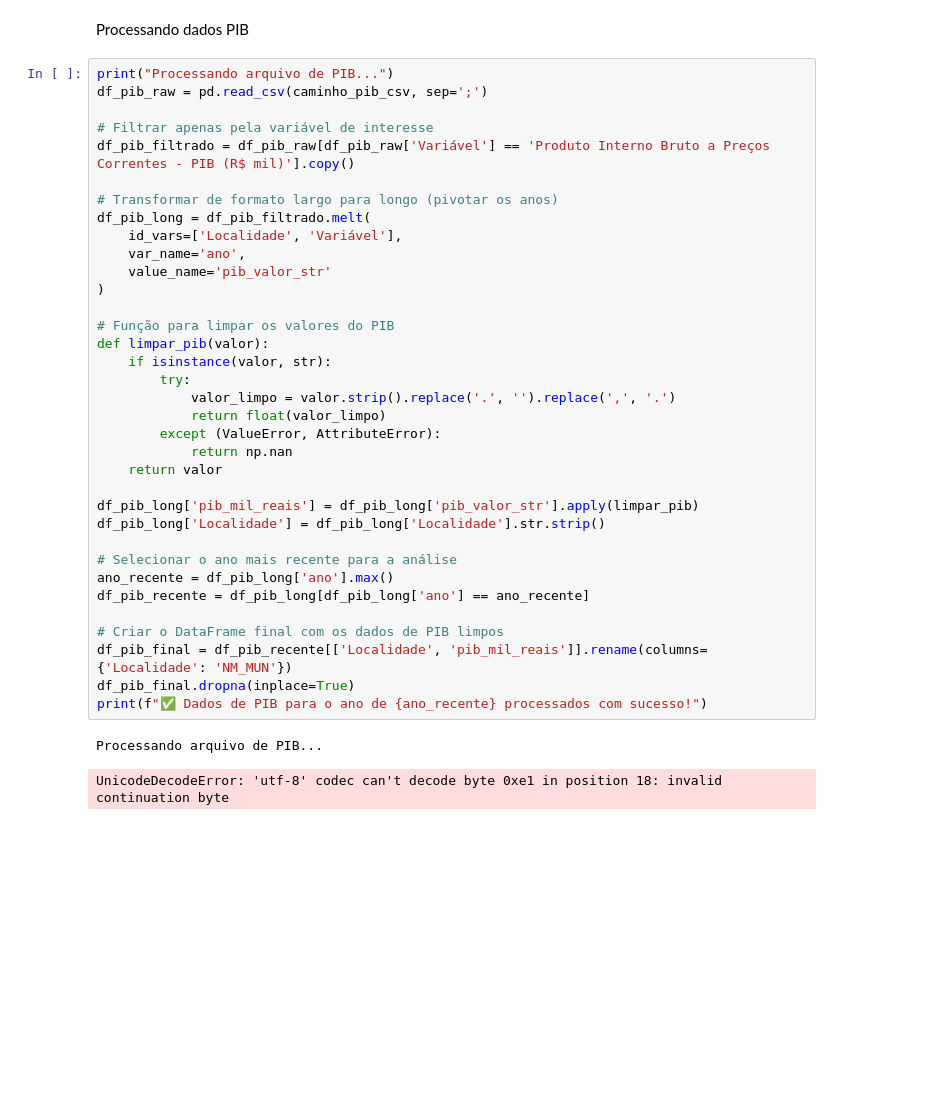
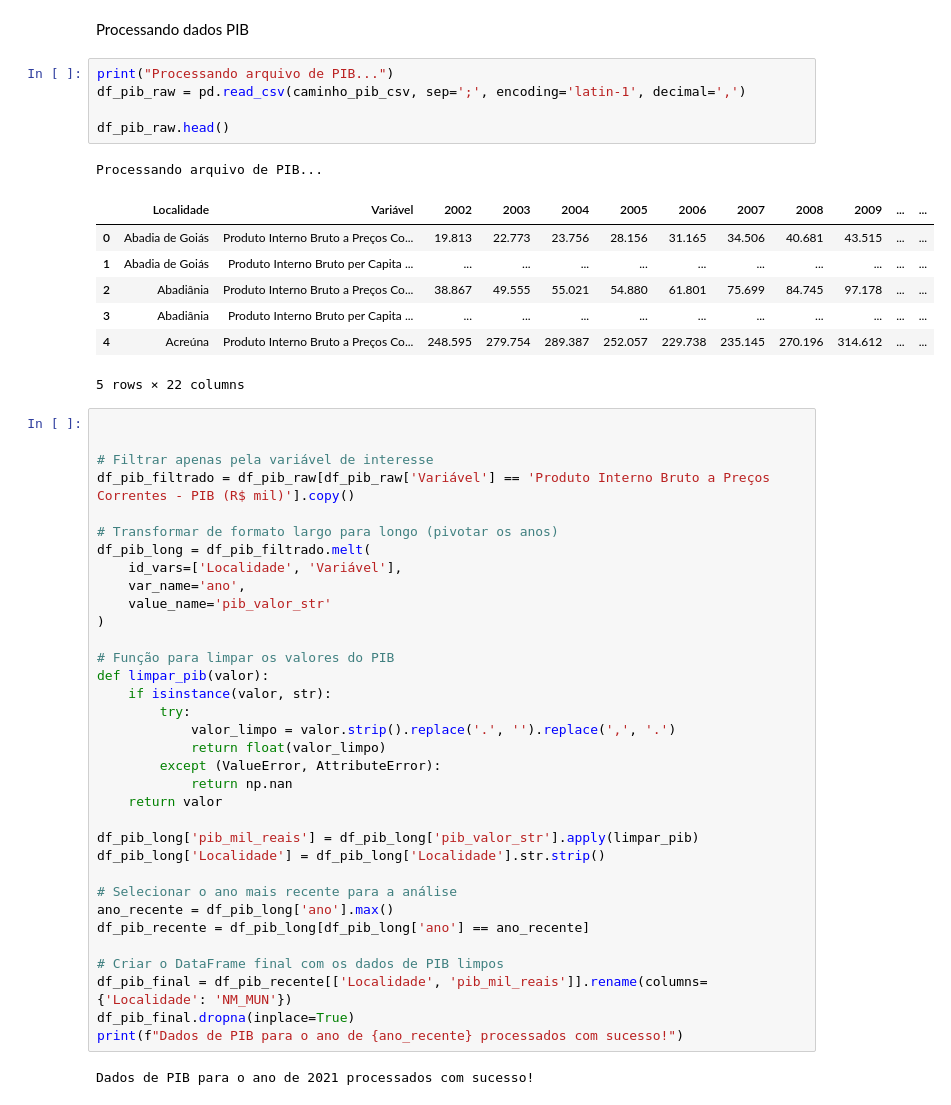
Before and after one commit to Ficheles/ml-politicas-energeticas-ifg-2025, a Jupyter notebook: exploratory_data_analysis.ipynb, the cells around one changed output. Cells and saved outputs as stored; diff of their text form; blank space fills up the shorter version.

```diff
--- a/exploratory_data_analysis.ipynb
+++ b/exploratory_data_analysis.ipynb
@@ -279,9 +279,22 @@ caminho_pib_csv = '/content/drive/MyDrive/ESTUDOS/POS-IA-IFG/TRABALHO-FINAL-MODU
 caminho_municipios_shp = '/content/drive/MyDrive/ESTUDOS/POS-IA-IFG/TRABALHO-FINAL-MODULO-II/GO-MICROREGIOES/'
 # %% [markdown]
 Processando dados PIB
+# %%
+print("Processando arquivo de PIB...")
+df_pib_raw = pd.read_csv(caminho_pib_csv, sep=';', encoding='latin-1', decimal=',')
+
+df_pib_raw.head()
+# %% [output]
+Processando arquivo de PIB...
+|  | Localidade | Variável | 2002 | 2003 | 2004 | 2005 | 2006 | 2007 | 2008 | 2009 | ... | ... |
+| 0 | Abadia de Goiás | Produto Interno Bruto a Preços Co... | 19.813 | 22.773 | 23.756 | 28.156 | 31.165 | 34.506 | 40.681 | 43.515 | ... | ... |
+| 1 | Abadia de Goiás | Produto Interno Bruto per Capita ... | ... | ... | ... | ... | ... | ... | ... | ... | ... | ... |
+| 2 | Abadiânia | Produto Interno Bruto a Preços Co... | 38.867 | 49.555 | 55.021 | 54.880 | 61.801 | 75.699 | 84.745 | 97.178 | ... | ... |
+| 3 | Abadiânia | Produto Interno Bruto per Capita ... | ... | ... | ... | ... | ... | ... | ... | ... | ... | ... |
+| 4 | Acreúna | Produto Interno Bruto a Preços Co... | 248.595 | 279.754 | 289.387 | 252.057 | 229.738 | 235.145 | 270.196 | 314.612 | ... | ... |
+5 rows × 22 columns
 # %%
-print("Processando arquivo de PIB...")
-df_pib_raw = pd.read_csv(caminho_pib_csv, sep=';')
+
 
 # Filtrar apenas pela variável de interesse
 df_pib_filtrado = df_pib_raw[df_pib_raw['Variável'] == 'Produto Interno Bruto a Preços Correntes - PIB (R$ mil)'].copy()
@@ -313,8 +326,7 @@ df_pib_recente = df_pib_long[df_pib_long['ano'] == ano_recente]
 # Criar o DataFrame final com os dados de PIB limpos
 df_pib_final = df_pib_recente[['Localidade', 'pib_mil_reais']].rename(columns={'Localidade': 'NM_MUN'})
 df_pib_final.dropna(inplace=True)
-print(f"✅ Dados de PIB para o ano de {ano_recente} processados com sucesso!")
+print(f"Dados de PIB para o ano de {ano_recente} processados com sucesso!")
 # %% [output]
-Processando arquivo de PIB...
+Dados de PIB para o ano de 2021 processados com sucesso!
-UnicodeDecodeError: 'utf-8' codec can't decode byte 0xe1 in position 18: invalid continuation byte
 # %%
```
Also changed, not shown: parts of 2 cells of this notebook.
